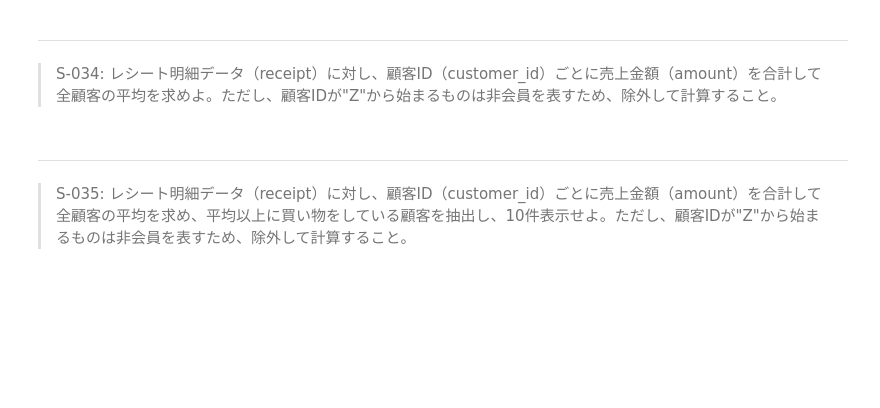
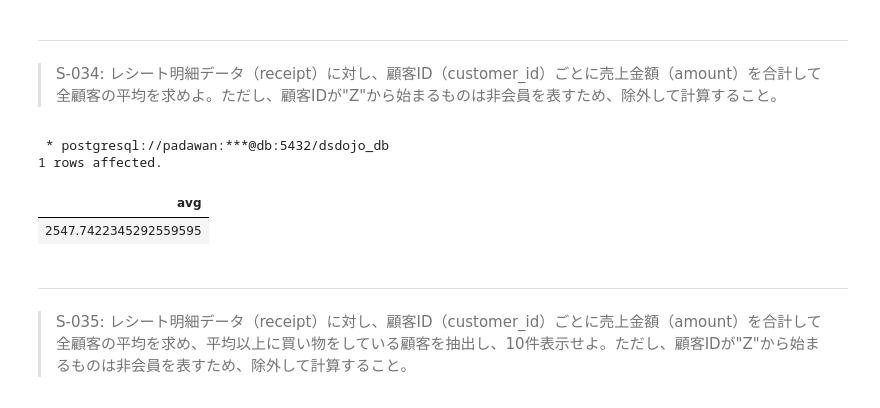
Before and after one commit to KJR020/100knocks-preprocess, a Jupyter notebook: docker/work/preprocess_knock_SQL.ipynb, the cells around one changed output. Drawn from its saved outputs; the diff is of its cells as text; code cells hidden in the pictures; blank space fills up the shorter version.

```diff
--- a/docker/work/preprocess_knock_SQL.ipynb
+++ b/docker/work/preprocess_knock_SQL.ipynb
@@ -897,3 +895,24 @@ LIMIT 5;
+# %%
+%%sql
+WITH customer_amount AS
+(
+    SELECT
+        customer_id,
+        SUM(amount) AS sum_amount
+    FROM receipt
+    WHERE
+        customer_id NOT LIKE 'Z%'
+    GROUP BY customer_id
+)
+SELECT
+    AVG(sum_amount)
+FROM customer_amount
+;
+# %% [output]
+ * postgresql://padawan:***@db:5432/dsdojo_db
+1 rows affected.
+| avg |
+| 2547.7422345292559595 |
 # %% [markdown]
 ---
 > S-035: レシート明細データ（receipt）に対し、顧客ID（customer_id）ごとに売上金額（amount）を合計して全顧客の平均を求め、平均以上に買い物をしている顧客を抽出し、10件表示せよ。ただし、顧客IDが"Z"から始まるものは非会員を表すため、除外して計算すること。
```
Also changed, not shown: parts of 3 cells of this notebook, 1 other file.
